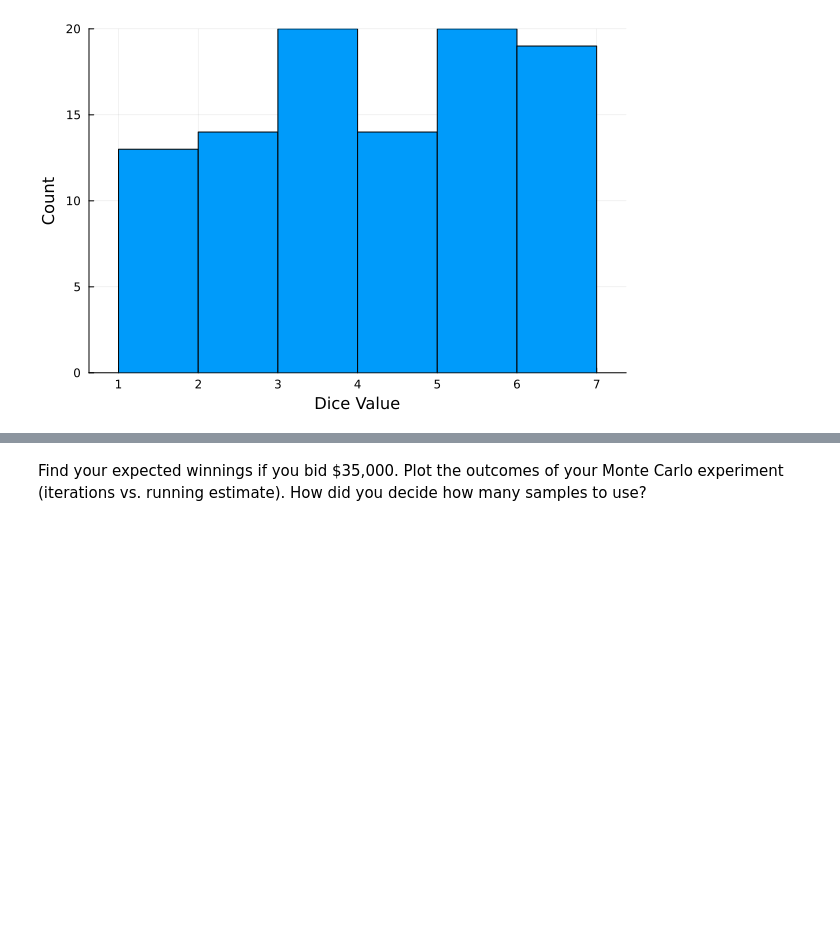
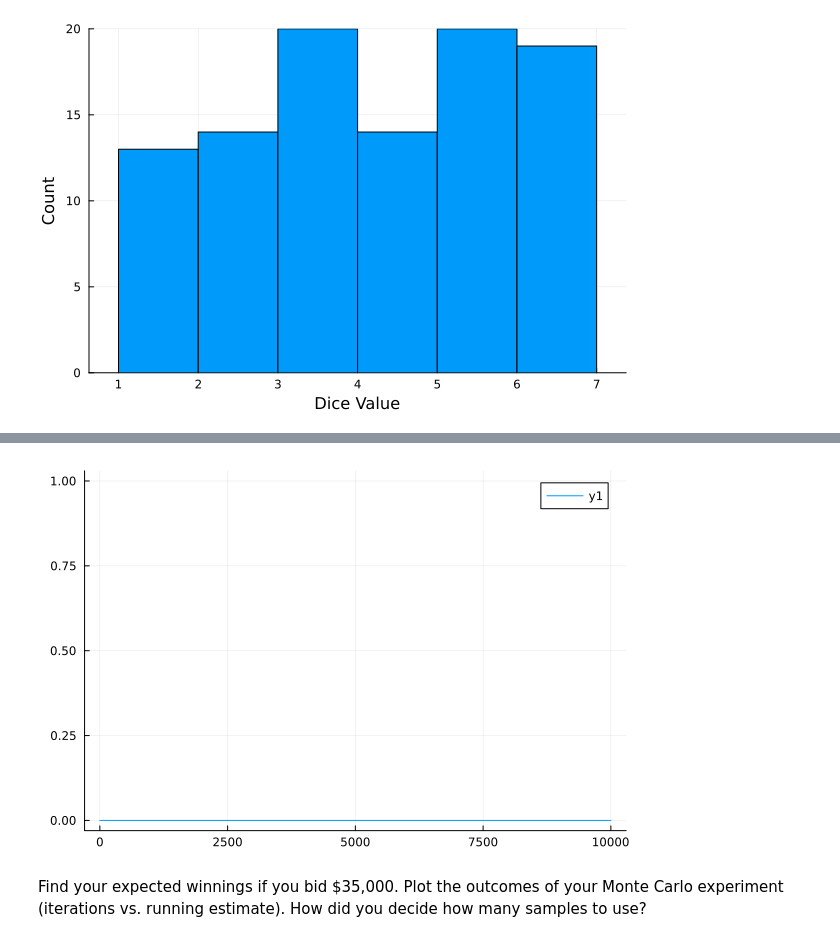
Before and after one commit to BEE4750-FA24/lab2-RaashidHusain, a Jupyter notebook: lab02.ipynb, the cells around one changed output, grey strips where cells are left out. Cells and saved outputs as stored; diff of their text form; code cells hidden in the pictures; blank space fills up the shorter version.

```diff
--- a/lab02.ipynb
+++ b/lab02.ipynb
@@ -202,3 +199,36 @@ histogram(showcase_samples)
+# %%
+function model(actual_value)
+    if actual_value < 35000
+        your_win = 0
+        return your_win
+    end
+    if 34750 < actual_value > 35000
+        your_win = actual_value*2
+        return your_win
+    end
+    if actual_value >= 34750
+        prob_win = 1 - ((actual_value - 35000)/actual_value)
+        your_win = prob_win*actual_value
+        return your_win
+    end
+end
+
+showcase_samples = rand(showcase_dist, 10_000)
+
+iteration = 0
+running_estimateavg = 0
+iteration_array = []
+running_estimatearray = []
+for i in showcase_samples
+    iteration = iteration + 1
+    running_estimateavvg = (iteration-1)*((running_estimateavg + model(i))/iteration)
+    append!(iteration_array, iteration)
+    append!(running_estimatearray, running_estimateavg)
+end
+
+plot(iteration_array, running_estimatearray)
+# %% [output]
+[figure, added]
 # %% [markdown]
 Find your expected winnings if you bid \$35,000. Plot the outcomes of
 your Monte Carlo experiment (iterations vs. running estimate). How did
```
Also changed, not shown: parts of 3 cells of this notebook.
